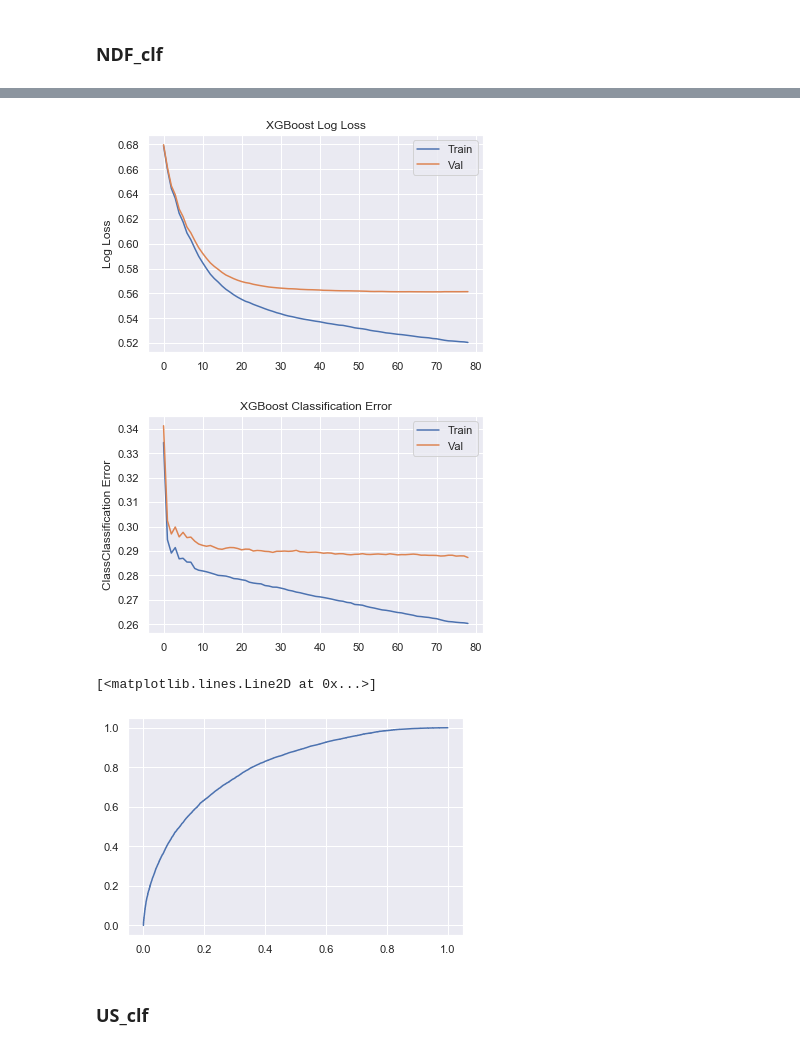
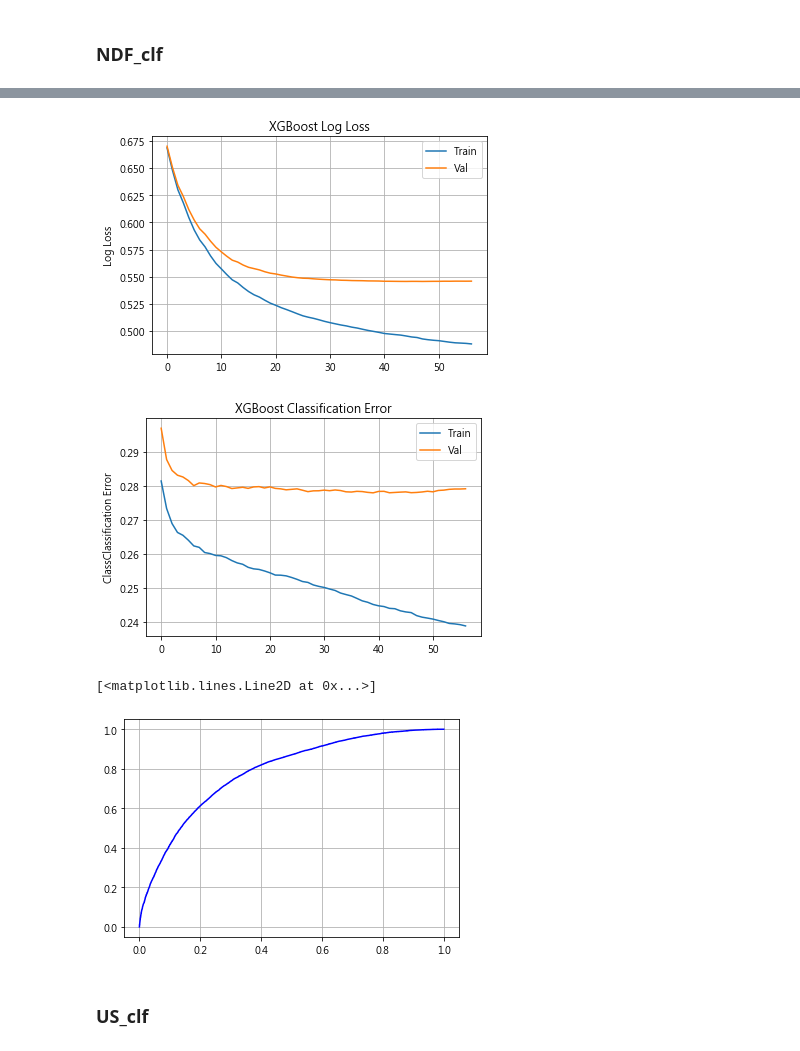
Before and after one commit to h30306/Learning-Notes, a Jupyter notebook: Kaggle/Airbnb/Airbnb.ipynb, the cells around one changed output, grey strips where cells are left out. Saved outputs shown, nothing was run; the diff lists cells and outputs as text; code cells hidden in the pictures.

```diff
--- a/Kaggle/Airbnb/Airbnb.ipynb
+++ b/Kaggle/Airbnb/Airbnb.ipynb
@@ -117,26 +121,22 @@ all_data = all_data.drop(['date_account_created'], axis=1)
 # %% [markdown]
 age bining
 # %%
-all_data.reset_index(inplace=True)
-
-indexs=[]
 def age_deal(row):
     if row['age'] < 200:
         return row['age']
     if row['age'] > 2000:
-        indexs.append(row['index'])
-        return row['age']
+        return -1
     if (row['age'] > 1000) and (row['age'] < 2000):
         date = row['created_year']
         age = float(date) - row['age']
         return age
     else:
-        indexs.append(row['index'])
-        return row['age']
-all_data['bining'] = all_data.apply(age_deal, 1)
+        return -1
+all_data['age_trans'] = all_data.apply(age_deal, 1)
 
-bins = [0] + list(range(20,101,5)) + [200]
+bins = [-5,0] + list(range(20,101,5)) + [200]
 label = list(range(1, len(bins)))
-all_data['bining'] = pd.cut(all_data['bining'], bins=bins, labels=label)
+all_data['bining'] = pd.cut(all_data['age_trans'], bins=bins, labels=label)
 # %%
-all_data = all_data.drop(columns=['index'])
+all_data = all_data.drop('age', axis=1)
+all_data.head()
@@ -179,5 +184,4 @@ Index(['gender', 'age', 'signup_method', 'signup_flow', 'language',
 # %%
 #dummy
-print(list(all_data.columns[2:-23])+['gender'])
-features = list(all_data.columns[2:-23])+['gender']
+features = list(all_data.columns[1:-318])+['gender']
 all_data = pd.get_dummies(all_data,columns=features)
@@ -222,7 +244,7 @@ y_train = lableE_NDF.fit_transform(bi_labels)
 # %%
 X_train, X_val, y_train, y_val = train_test_split(X_train, y_train, test_size=0.2)
 # %%
-NDF_clf = XGBClassifier(max_depth=9, learning_rate=0.1, n_estimators=100,
+NDF_clf = XGBClassifier(max_depth=12, learning_rate=0.1, n_estimators=100,
                     objective='binary:logistic', subsample=0.6, colsample_bytree=0.6, seed=0)
 # %%
 NDF_clf.fit(X_train, y_train, eval_metric=["error","logloss"], early_stopping_rounds=10, eval_set=[(X_train, y_train),(X_val,y_val)], verbose=True)
@@ -254,36 +276,39 @@ XGBClassifier(base_score=0.5, booster='gbtree', colsample_bylevel=1,
 # %%
 results = NDF_clf.evals_result()
 epochs = len(results['validation_0']['error'])
 x_axis = range(0, epochs)
 # plot log loss
 fig, ax = plt.subplots()
 ax.plot(x_axis, results['validation_0']['logloss'], label='Train')
 ax.plot(x_axis, results['validation_1']['logloss'], label='Val')
 ax.legend()
+plt.grid()
 plt.ylabel('Log Loss')
 plt.title('XGBoost Log Loss')
 plt.show()
 # plot classification error
 fig, ax = plt.subplots()
 ax.plot(x_axis, results['validation_0']['error'], label='Train')
 ax.plot(x_axis, results['validation_1']['error'], label='Val')
 ax.legend()
 plt.ylabel('ClassClassification Error')
 plt.title('XGBoost Classification Error')
+plt.grid()
 plt.show()
 # %% [output]
-[figure, old version]
+[figure, new version]
-[figure, old version]
+[figure, new version]
 # %%
 probs = NDF_clf.predict_proba(X_val)
 preds = probs[:,1]
 fpr, tpr, threshold = roc_curve(y_val, preds)
 #roc_auc = auc(fpr, tpr)
 roc_auc = roc_auc_score(y_val, preds)
+plt.grid()
 plt.plot(fpr, tpr, 'b', label = 'XGBoost Test AUC = %0.3f' % roc_auc)
 # %% [output]
 [<matplotlib.lines.Line2D at 0x...>]
-[figure, old version]
+[figure, new version]
 # %% [markdown]
 ### US_clf
 # %%
```
Also changed, not shown: parts of 35 cells of this notebook.
